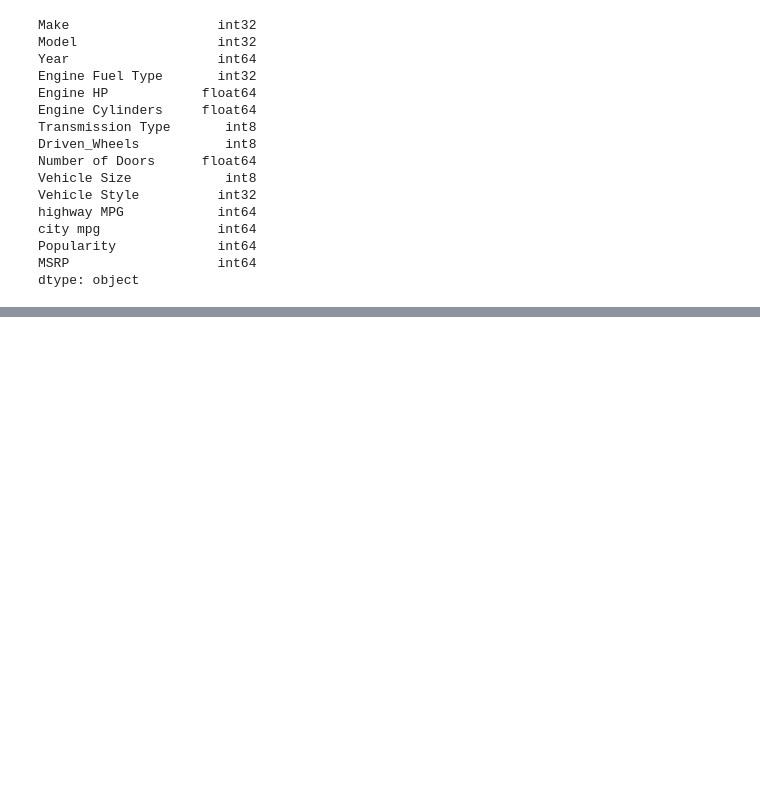
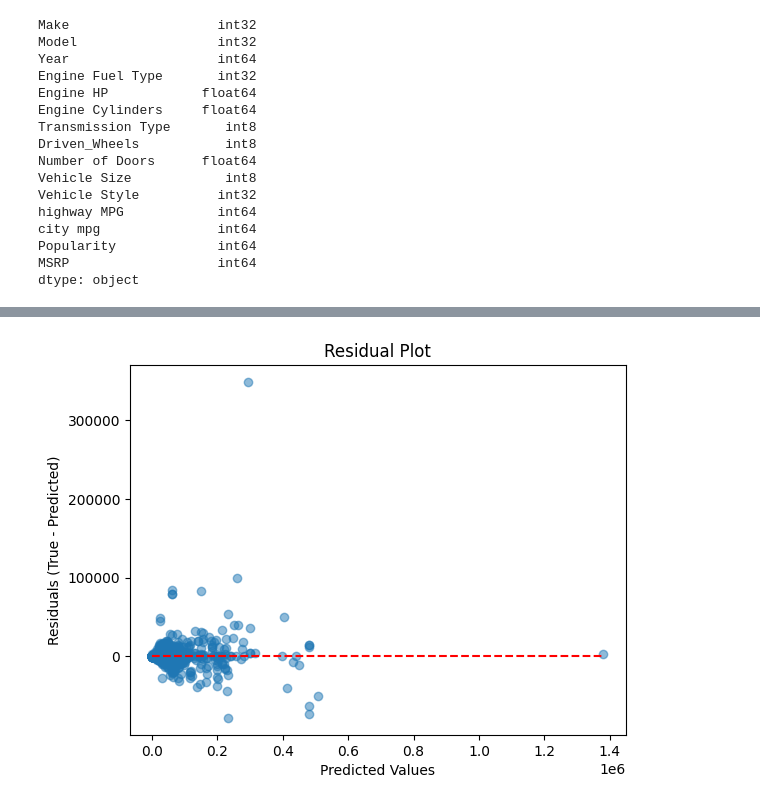
Before and after one commit to nirmal2i43a5/Automobile_Price_Prediction_System, a Jupyter notebook: Automobile_EDA.ipynb, the cells around one changed output, grey strips where cells are left out. Saved outputs shown, nothing was run; the diff lists cells and outputs as text; code cells hidden in the pictures; blank space fills up the shorter version.

```diff
--- a/Automobile_EDA.ipynb
+++ b/Automobile_EDA.ipynb
@@ -540,0 +648,12 @@ array([33920, 16535, 83295, ..., 34815, 41340,  2000], dtype=int64)
+# %%
+residuals = np.array(y_test) - np.array(y_pred)
+plt.figure()
+plt.scatter(y_pred, residuals, alpha=0.5)
+
+plt.hlines(y=0, xmin=min(y_pred), xmax=max(y_pred), color='red', linestyle='--')
+plt.xlabel('Predicted Values')
+plt.ylabel('Residuals (True - Predicted)')
+plt.title('Residual Plot')
+plt.show()
+# %% [output]
+[figure, added]
```
Also changed, not shown: parts of 19 cells of this notebook.
